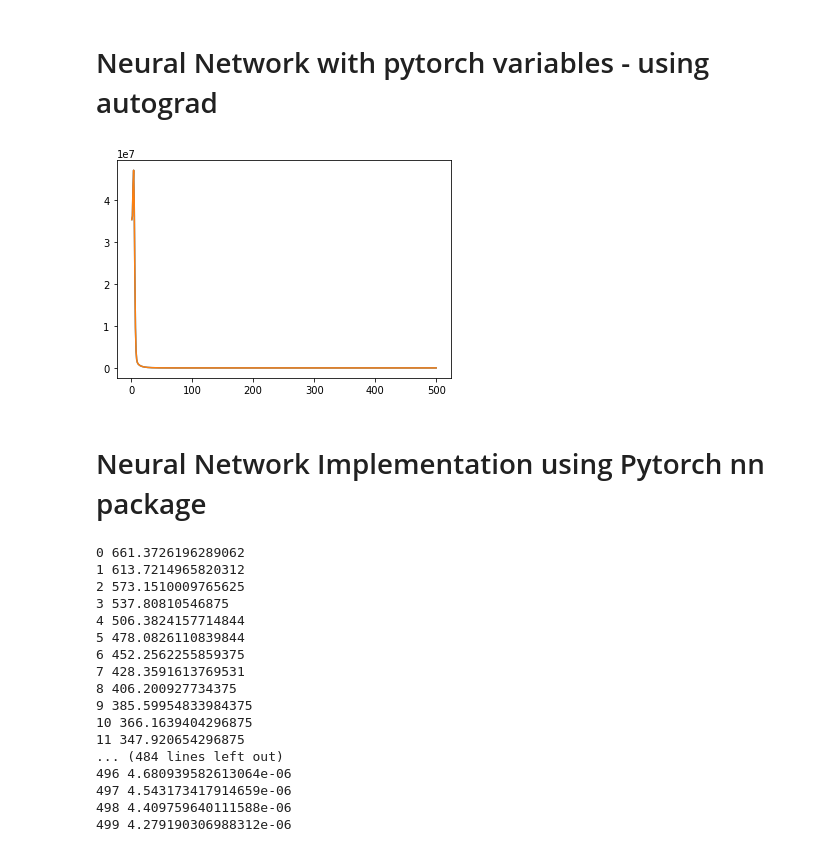
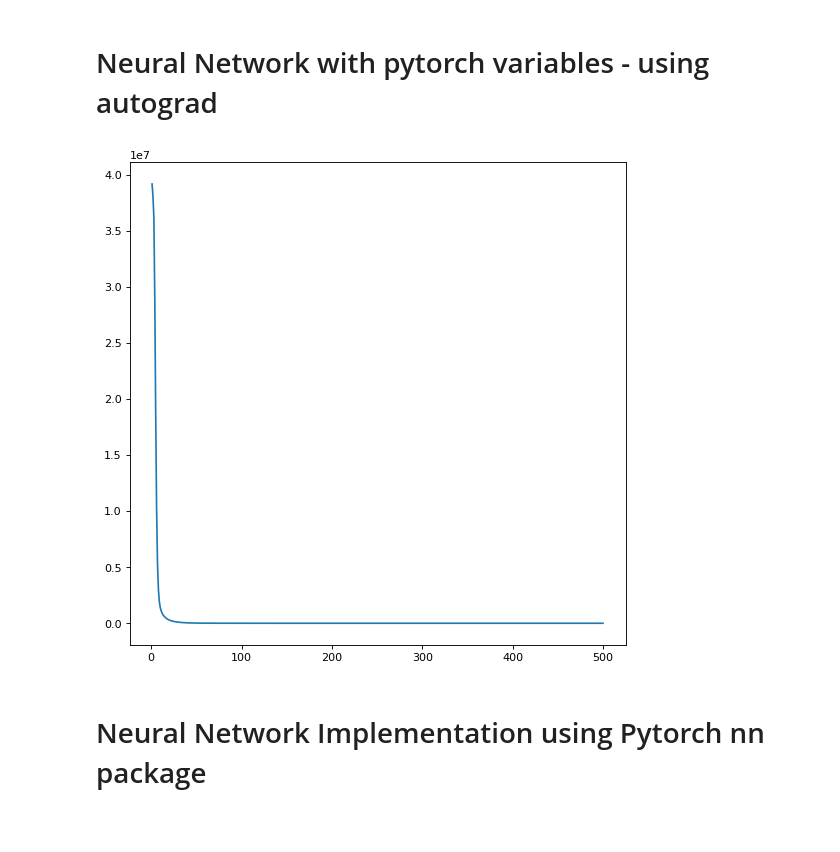
Before and after one commit to vijayaramilla/ConvNets-for-Sketch-Recognition, a Jupyter notebook: pytorch-with-examples.ipynb, the cells around one changed output. Saved outputs shown, nothing was run; the diff lists cells and outputs as text; code cells hidden in the pictures; blank space fills up the shorter version.

```diff
--- a/pytorch-with-examples.ipynb
+++ b/pytorch-with-examples.ipynb
@@ -139,22 +139,26 @@ for i in range(500):
     w1.grad.data.zero_()
     w2.grad.data.zero_()
 # %%
-import numpy as np
-
 x = np.linspace(1, 500, 500)
 
 y = loss_arr
 
+plt.figure(figsize=(8,8), dpi = 80)
 plt.plot(x, y)
+
 plt.show()
 # %% [output]
-[figure, old version]
+[figure, new version]
 # %% [markdown]
 # Neural Network Implementation using Pytorch nn package
 # %%
 import torch
 from torch.autograd import Variable
 import numpy as np
+
+%matplotlib inline
+
+loss_arr = []
 
 dtype = torch.FloatTensor
 
@@ -176,29 +180,16 @@ for t in range(500):
     y_pred = model(x)
 
     loss = loss_fn(y_pred, y)
-    print(t, loss.data[0])
-
+    #print(t, loss.data[0])
+    loss_arr.append(loss.data[0])
     model.zero_grad()
 
     loss.backward()
 
     for param in model.parameters():
+        #print(type(param.data), param.size())
         param.data -= learning_rate * param.grad.data
+
+    #for b in model.bias:
+
+        #print(b)
-# %% [output]
-0 661.3726196289062
-1 613.7214965820312
-2 573.1510009765625
-3 537.80810546875
-4 506.3824157714844
-5 478.0826110839844
-6 452.2562255859375
-7 428.3591613769531
-8 406.200927734375
-9 385.59954833984375
-10 366.1639404296875
-11 347.920654296875
-... (484 lines left out)
-496 4.680939582613064e-06
-497 4.543173417914659e-06
-498 4.409759640111588e-06
-499 4.279190306988312e-06
```
Also changed, not shown: parts of 5 cells of this notebook.
